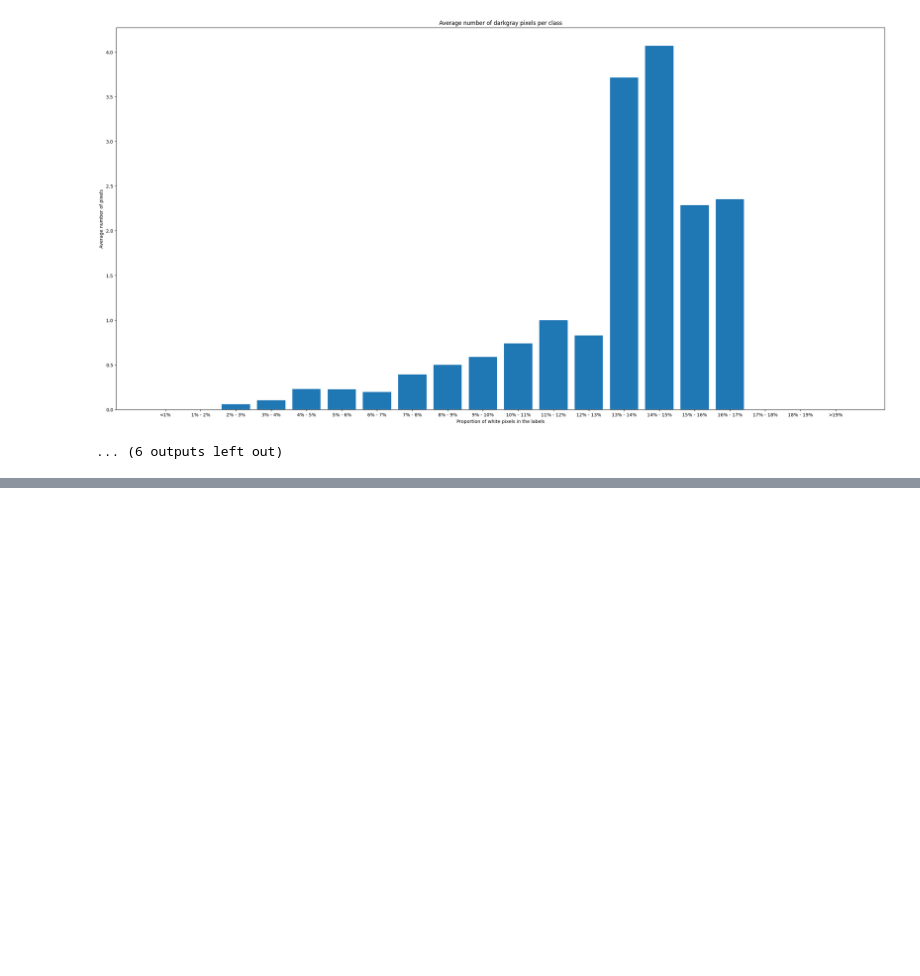
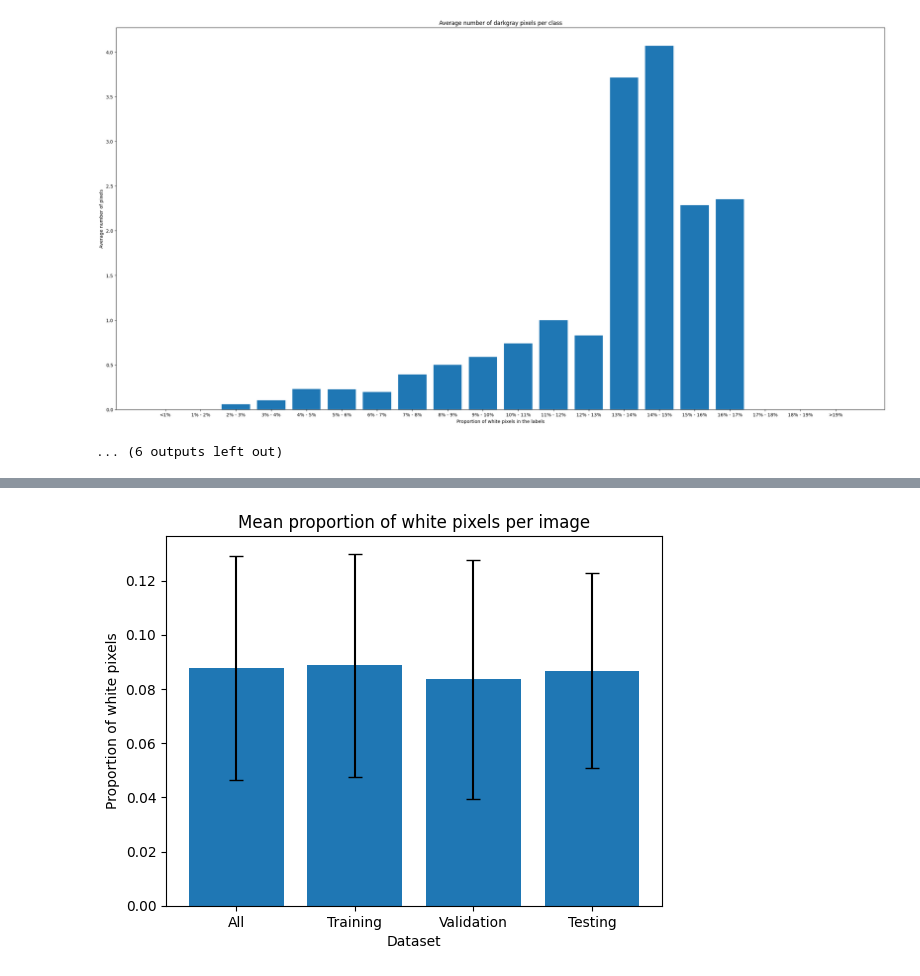
Before and after one commit to ejdam87/liver-segmentation, a Jupyter notebook: exploratory/EDA.ipynb, the cells around one changed output, grey strips where cells are left out. Cells and saved outputs as stored; diff of their text form; code cells hidden in the pictures; blank space fills up the shorter version.

```diff
--- a/exploratory/EDA.ipynb
+++ b/exploratory/EDA.ipynb
@@ -623,0 +593,36 @@ plt.show()
+# %%
+def mean_white_pixels(colours=colours_train_labels, dataset=train_labels):
+  sum = 0.00
+  for p in dataset:
+    sum += colours[p][255]
+  return sum/float(len(dataset))
+
+means = np.array([
+    mean_white_pixels(colours, codes),
+    mean_white_pixels(colours_train_labels, train_labels),
+    mean_white_pixels(colours_val_labels, val_labels),
+    mean_white_pixels(colours_test_labels, test_labels)
+])
+# %%
+def std_white_pixels(colours=colours_train_labels, dataset=train_labels):
+  sum = 0.00
+  for p in dataset:
+    sum += (colours[p][255] - mean_white_pixels(colours, dataset))**2
+  return np.sqrt(sum/float(len(dataset)))
+
+stds = np.array([
+    std_white_pixels(colours, codes),
+    std_white_pixels(colours_train_labels, train_labels),
+    std_white_pixels(colours_val_labels, val_labels),
+    std_white_pixels(colours_test_labels, test_labels)
+])
+# %%
+names = ["All", "Training", "Validation", "Testing"]
+plt.figure()
+plt.bar(names, means/float(512*512), yerr=stds/float(512*512), capsize=5)
+plt.title("Mean proportion of white pixels per image")
+plt.xlabel("Dataset")
+plt.ylabel("Proportion of white pixels")
+plt.show()
+# %% [output]
+[figure, added]
```
Also changed, not shown: parts of 13 cells of this notebook, 4 other files.
